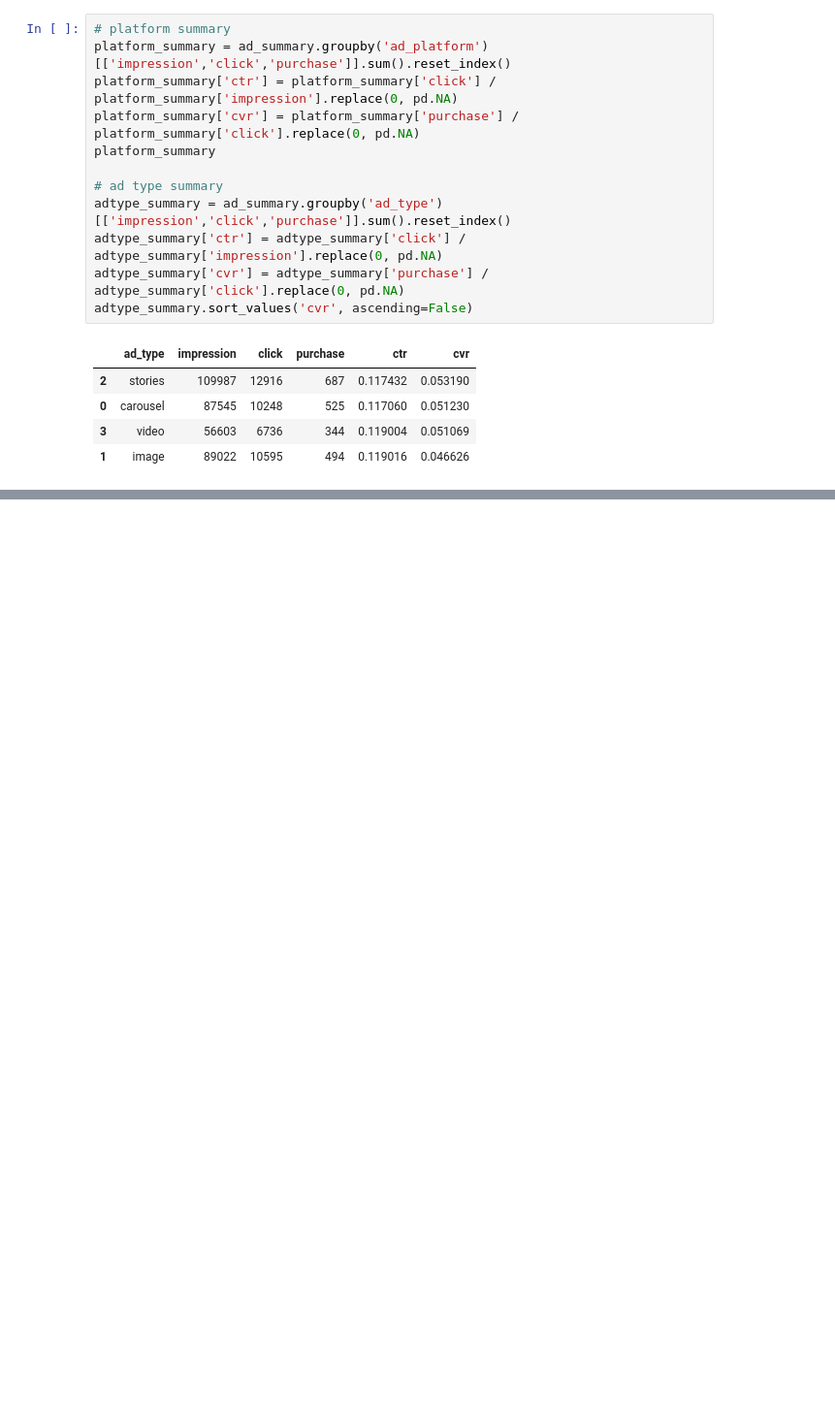
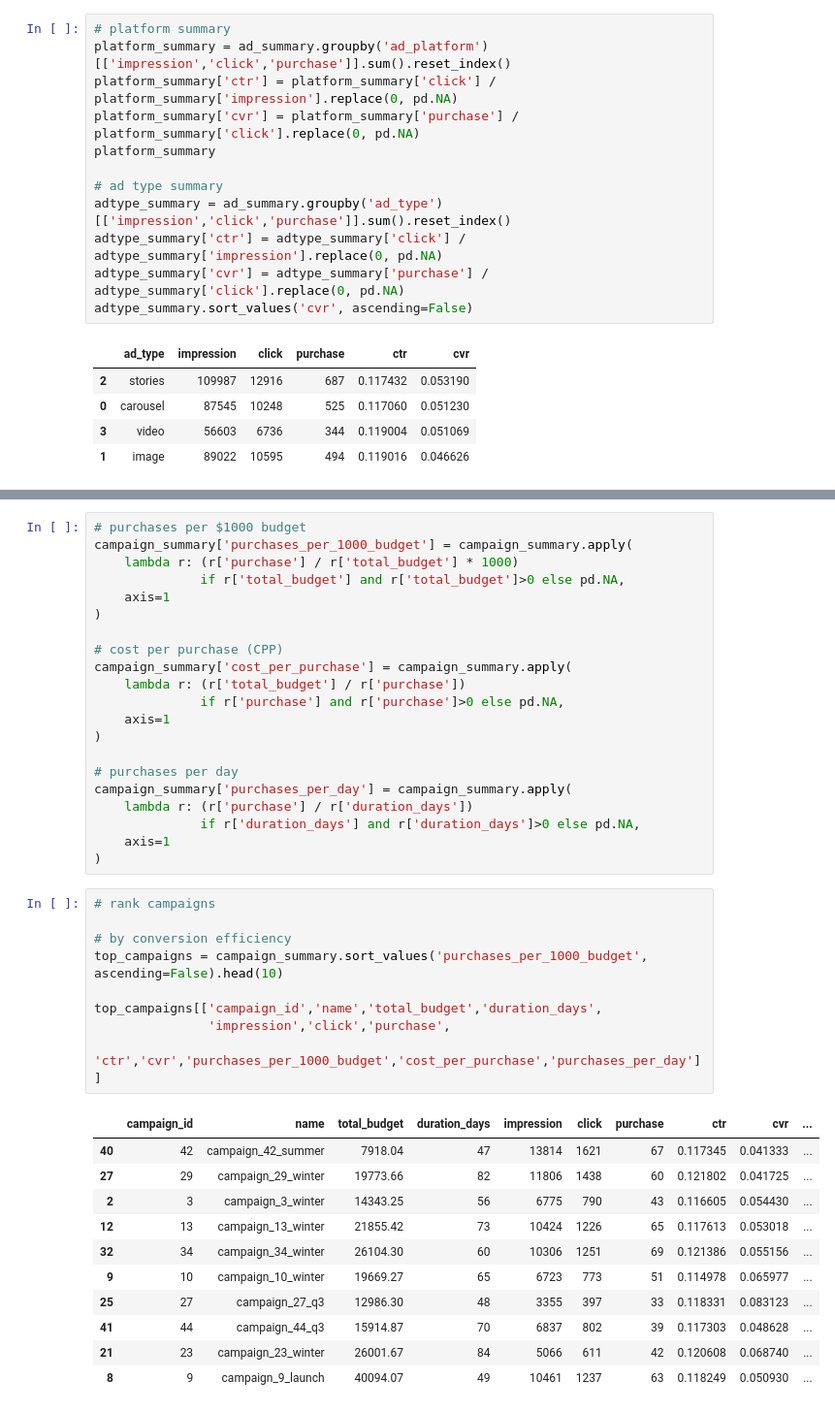
Before and after one commit to LynetteAntonia/social-media-ad-performance, a Jupyter notebook: notebooks/01_data_exploration.ipynb, the cells around one changed output, grey strips where cells are left out. Shown: that part at 97% size. Saved outputs shown, nothing was run; the diff lists cells and outputs as text; blank space fills up the shorter version.

```diff
--- a/notebooks/01_data_exploration.ipynb
+++ b/notebooks/01_data_exploration.ipynb
@@ -578,0 +621,42 @@ Questions answered: Which campaigns have highest CTR/CVR? Which campaigns genera
+# %%
+# purchases per $1000 budget
+campaign_summary['purchases_per_1000_budget'] = campaign_summary.apply(
+    lambda r: (r['purchase'] / r['total_budget'] * 1000)
+              if r['total_budget'] and r['total_budget']>0 else pd.NA,
+    axis=1
+)
+
+# cost per purchase (CPP)
+campaign_summary['cost_per_purchase'] = campaign_summary.apply(
+    lambda r: (r['total_budget'] / r['purchase'])
+              if r['purchase'] and r['purchase']>0 else pd.NA,
+    axis=1
+)
+
+# purchases per day
+campaign_summary['purchases_per_day'] = campaign_summary.apply(
+    lambda r: (r['purchase'] / r['duration_days'])
+              if r['duration_days'] and r['duration_days']>0 else pd.NA,
+    axis=1
+)
+# %%
+# rank campaigns
+
+# by conversion efficiency
+top_campaigns = campaign_summary.sort_values('purchases_per_1000_budget', ascending=False).head(10)
+
+top_campaigns[['campaign_id','name','total_budget','duration_days',
+               'impression','click','purchase',
+               'ctr','cvr','purchases_per_1000_budget','cost_per_purchase','purchases_per_day']]
+# %% [output]
+|  | campaign_id | name | total_budget | duration_days | impression | click | purchase | ctr | cvr | ... |
+| 40 | 42 | campaign_42_summer | 7918.04 | 47 | 13814 | 1621 | 67 | 0.117345 | 0.041333 | ... |
+| 27 | 29 | campaign_29_winter | 19773.66 | 82 | 11806 | 1438 | 60 | 0.121802 | 0.041725 | ... |
+| 2 | 3 | campaign_3_winter | 14343.25 | 56 | 6775 | 790 | 43 | 0.116605 | 0.054430 | ... |
+| 12 | 13 | campaign_13_winter | 21855.42 | 73 | 10424 | 1226 | 65 | 0.117613 | 0.053018 | ... |
+| 32 | 34 | campaign_34_winter | 26104.30 | 60 | 10306 | 1251 | 69 | 0.121386 | 0.055156 | ... |
+| 9 | 10 | campaign_10_winter | 19669.27 | 65 | 6723 | 773 | 51 | 0.114978 | 0.065977 | ... |
+| 25 | 27 | campaign_27_q3 | 12986.30 | 48 | 3355 | 397 | 33 | 0.118331 | 0.083123 | ... |
+| 41 | 44 | campaign_44_q3 | 15914.87 | 70 | 6837 | 802 | 39 | 0.117303 | 0.048628 | ... |
+| 21 | 23 | campaign_23_winter | 26001.67 | 84 | 5066 | 611 | 42 | 0.120608 | 0.068740 | ... |
+| 8 | 9 | campaign_9_launch | 40094.07 | 49 | 10461 | 1237 | 63 | 0.118249 | 0.050930 | ... |
```
Also changed, not shown: parts of 27 cells of this notebook.
